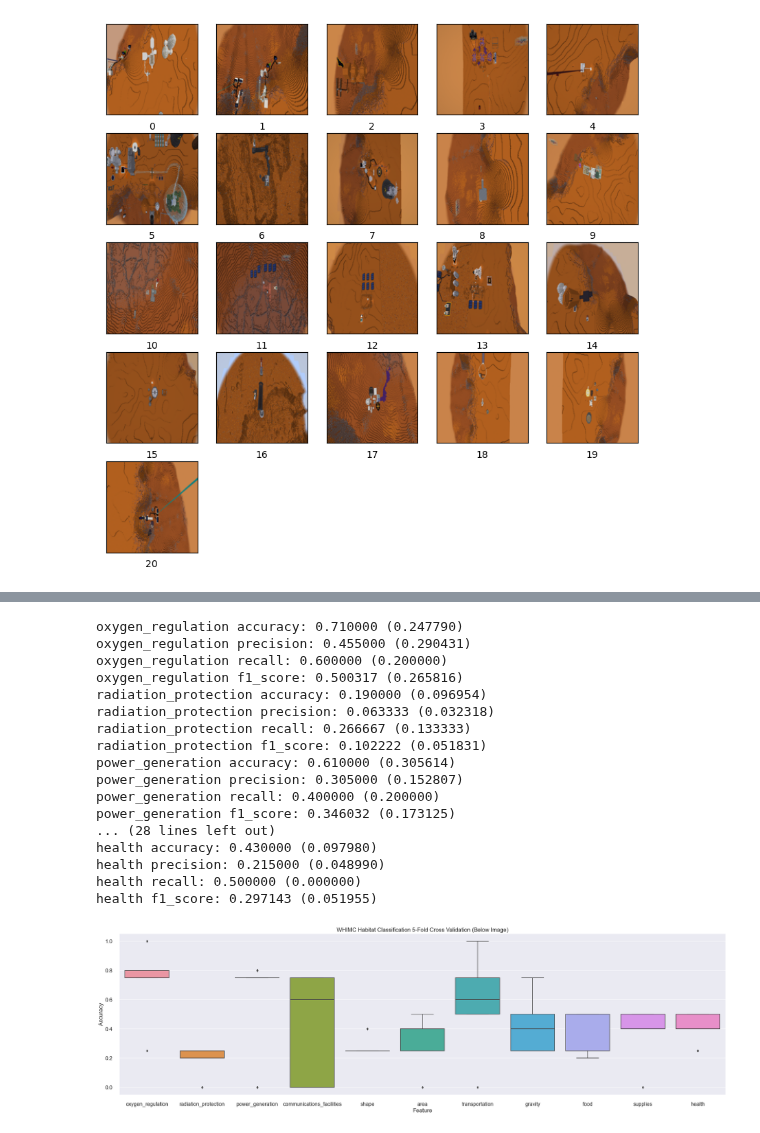
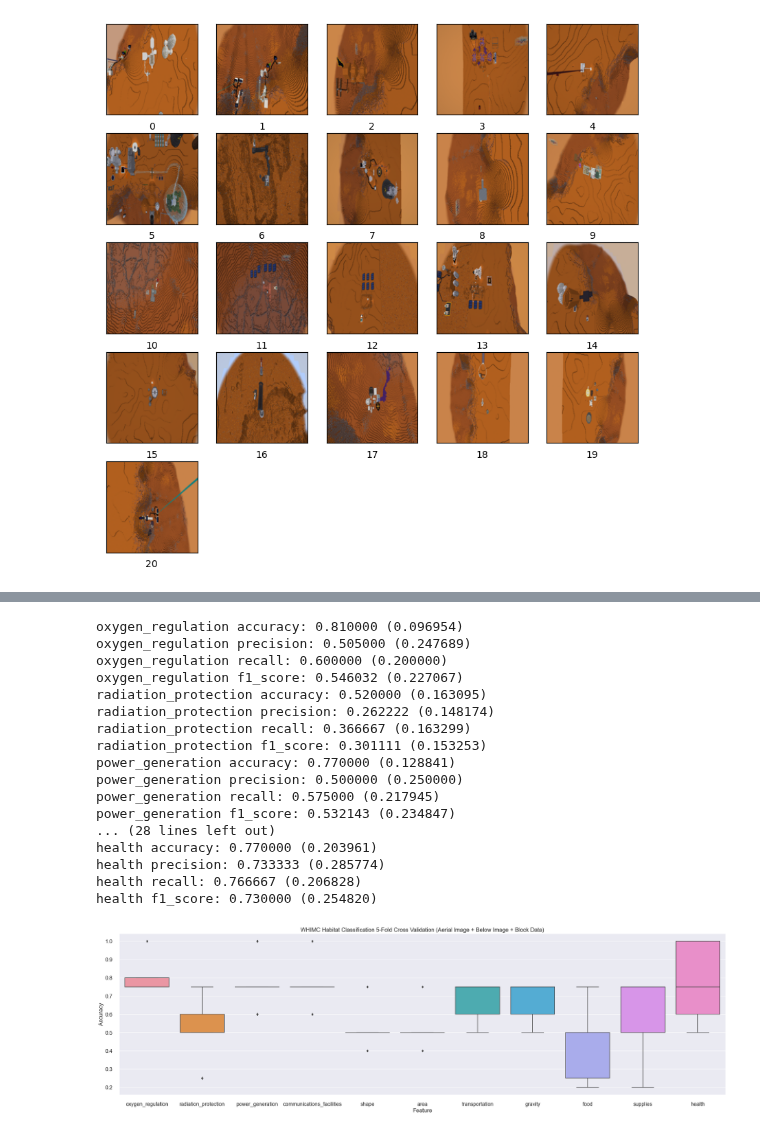
Before and after one commit to whimc/WHIMC-Habitat-Chatbot-ML, a Jupyter notebook: habitat_ml/Habitat_MultiInput_MixedData.ipynb, the cells around one changed output, grey strips where cells are left out. Drawn from its saved outputs; the diff is of its cells as text; code cells hidden in the pictures.

Commit message:
Updated files used to build habitat assessment AI models

```diff
--- a/habitat_ml/Habitat_MultiInput_MixedData.ipynb
+++ b/habitat_ml/Habitat_MultiInput_MixedData.ipynb
@@ -13,9 +13,10 @@ from sklearn.model_selection import ShuffleSplit
 from sklearn.utils.class_weight import compute_class_weight
 from tensorflow.keras import regularizers
 from keras.callbacks import EarlyStopping
-labels = pd.read_csv('habitat_coding.csv', index_col = 'id')
+labels = pd.read_csv('codes_categorized.csv', index_col = 'id')
 labels.head(5)
-results_folder = "results/below/"
+results_folder = "results/updated_model/"
+labels.head(5)
 # %%
 for (columnName, columnData) in labels.iteritems():
     print(labels[columnName].value_counts(normalize=True) * 100)
@@ -41,6 +42,6 @@ Name: health, dtype: int64
 # %%
 def loadCategorical():
-    categorical = pd.read_csv('block_counts_standardized.csv')
+    categorical = pd.read_csv('block_counts_normalized_updated.csv', index_col = "id")
     return categorical
 # %%
 categorical = loadCategorical()
@@ -190,36 +203,36 @@ for (columnName, columnData) in labels.iteritems():
         X_test_blocks = []
         y_test = []
         for index in train_indices:
-            #X_train_aerial.append(images[0][index])
+            X_train_aerial.append(images[0][index])
             X_train_below.append(images[1][index])
-            #X_train_blocks.append(categorical.iloc[[index]].values.tolist()[0])
+            X_train_blocks.append(categorical.iloc[[index]].values.tolist()[0])
             y_train.append(train_labels[index])
         for index in test_indices:
-            #X_test_aerial.append(images[0][index])
+            X_test_aerial.append(images[0][index])
             X_test_below.append(images[1][index])
-            #X_test_blocks.append(categorical.iloc[[index]].values.tolist()[0])
+            X_test_blocks.append(categorical.iloc[[index]].values.tolist()[0])
             y_test.append(train_labels[index])
         es = EarlyStopping(monitor='loss', mode='min', patience=3, start_from_epoch = 50,  restore_best_weights=True)
         # models
-        #model_aerial = createModelImages(num_classes)
+        model_aerial = createModelImages(num_classes)
         model_below = createModelImages(num_classes)
-        #model_blocks = createModelBlockData(num_classes)
-        #image_model = combineModels(model_aerial, model_below, num_classes)
-        #combined_model = combineModels(model_below, model_blocks, num_classes)
-        #X_train_1 = np.array(X_train_aerial).astype(np.float32)
+        model_blocks = createModelBlockData(num_classes)
+        image_model = combineModels(model_aerial, model_below, num_classes)
+        combined_model = combineModels(image_model, model_blocks, num_classes)
+        X_train_1 = np.array(X_train_aerial).astype(np.float32)
         X_train_2 = np.array(X_train_below).astype(np.float32)
-        #X_train_3 = np.array(X_train_blocks).astype(np.float32)
-        history = model_below.fit(
-        [X_train_2],
+        X_train_3 = np.array(X_train_blocks).astype(np.float32)
+        history = combined_model.fit(
+        [X_train_1, X_train_2, X_train_3],
         np.array(y_train),
         class_weight = weight_dict,
         epochs=epochs,
         callbacks=[es]
         )
-        #X_test_1 = np.array(X_test_aerial).astype(np.float32)
+        X_test_1 = np.array(X_test_aerial).astype(np.float32)
         X_test_2 = np.array(X_test_below).astype(np.float32)
-        #X_test_3 = np.array(X_test_blocks).astype(np.float32)
-        predictions = model_below.predict([X_test_2])
+        X_test_3 = np.array(X_test_blocks).astype(np.float32)
+        predictions = combined_model.predict([X_test_1, X_test_2, X_test_3])
         y_pred = []
         for k in range(len(predictions)):
             y_pred.append(np.argmax(predictions[k]))
@@ -454,36 +278,36 @@ df_precision.to_csv(results_folder+"precision.csv", index = False)
 df_recall.to_csv(results_folder+"recall.csv", index = False)
 df_f1.to_csv(results_folder+"f1.csv", index = False)
 # %% [output]
-oxygen_regulation accuracy: 0.710000 (0.247790)
-oxygen_regulation precision: 0.455000 (0.290431)
+oxygen_regulation accuracy: 0.810000 (0.096954)
+oxygen_regulation precision: 0.505000 (0.247689)
 oxygen_regulation recall: 0.600000 (0.200000)
-oxygen_regulation f1_score: 0.500317 (0.265816)
-radiation_protection accuracy: 0.190000 (0.096954)
-radiation_protection precision: 0.063333 (0.032318)
-radiation_protection recall: 0.266667 (0.133333)
-radiation_protection f1_score: 0.102222 (0.051831)
-power_generation accuracy: 0.610000 (0.305614)
-power_generation precision: 0.305000 (0.152807)
-power_generation recall: 0.400000 (0.200000)
-power_generation f1_score: 0.346032 (0.173125)
+oxygen_regulation f1_score: 0.546032 (0.227067)
+radiation_protection accuracy: 0.520000 (0.163095)
+radiation_protection precision: 0.262222 (0.148174)
+radiation_protection recall: 0.366667 (0.163299)
+radiation_protection f1_score: 0.301111 (0.153253)
+power_generation accuracy: 0.770000 (0.128841)
+power_generation precision: 0.500000 (0.250000)
+power_generation recall: 0.575000 (0.217945)
+power_generation f1_score: 0.532143 (0.234847)
 ... (28 lines left out)
-health accuracy: 0.430000 (0.097980)
-health precision: 0.215000 (0.048990)
-health recall: 0.500000 (0.000000)
-health f1_score: 0.297143 (0.051955)
+health accuracy: 0.770000 (0.203961)
+health precision: 0.733333 (0.285774)
+health recall: 0.766667 (0.206828)
+health f1_score: 0.730000 (0.254820)
 # %%
 plt.figure()
 x_label = 'Feature'
 y_label = 'Accuracy'
-title = 'WHIMC Habitat Classification '+str(splits)+"-Fold Cross Validation (Below Image)"
+title = 'WHIMC Habitat Classification '+str(splits)+"-Fold Cross Validation (Aerial Image + Below Image + Block Data)"
 sns.set(rc = {'figure.figsize':(30,8)})
 sns.set(font_scale = 1.3)
 sns.boxplot(x=x_label, y=y_label,
             data=df_accuracy).set_title(title)
 sns.despine(offset=10, trim=True)
 plt.savefig(results_folder+"accuracy.png")
 # %% [output]
-[figure, old version]
+[figure, new version]
 # %%
 plt.figure()
 x_label = 'Feature'
```
Also changed, not shown: parts of 6 cells of this notebook, 6 other files.
